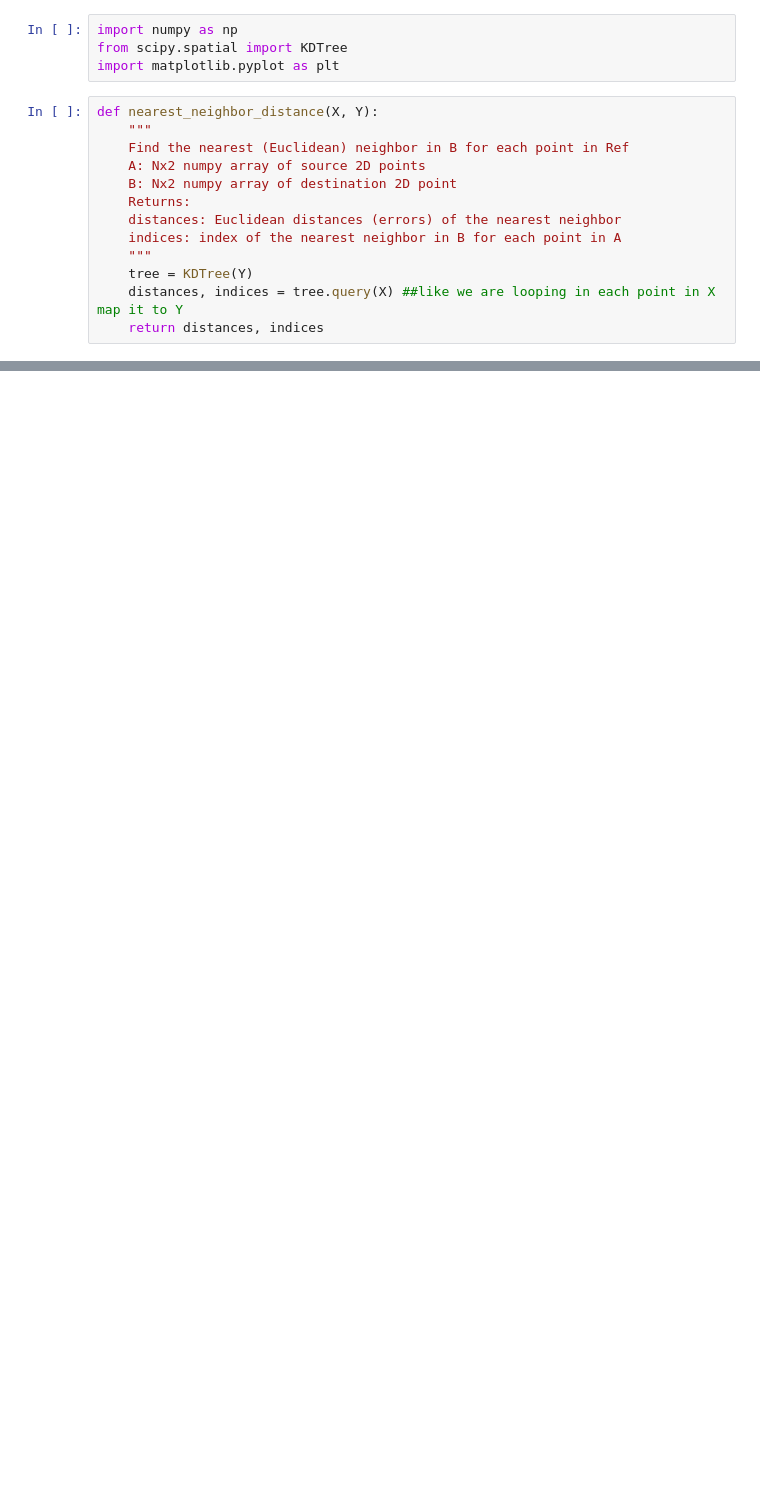
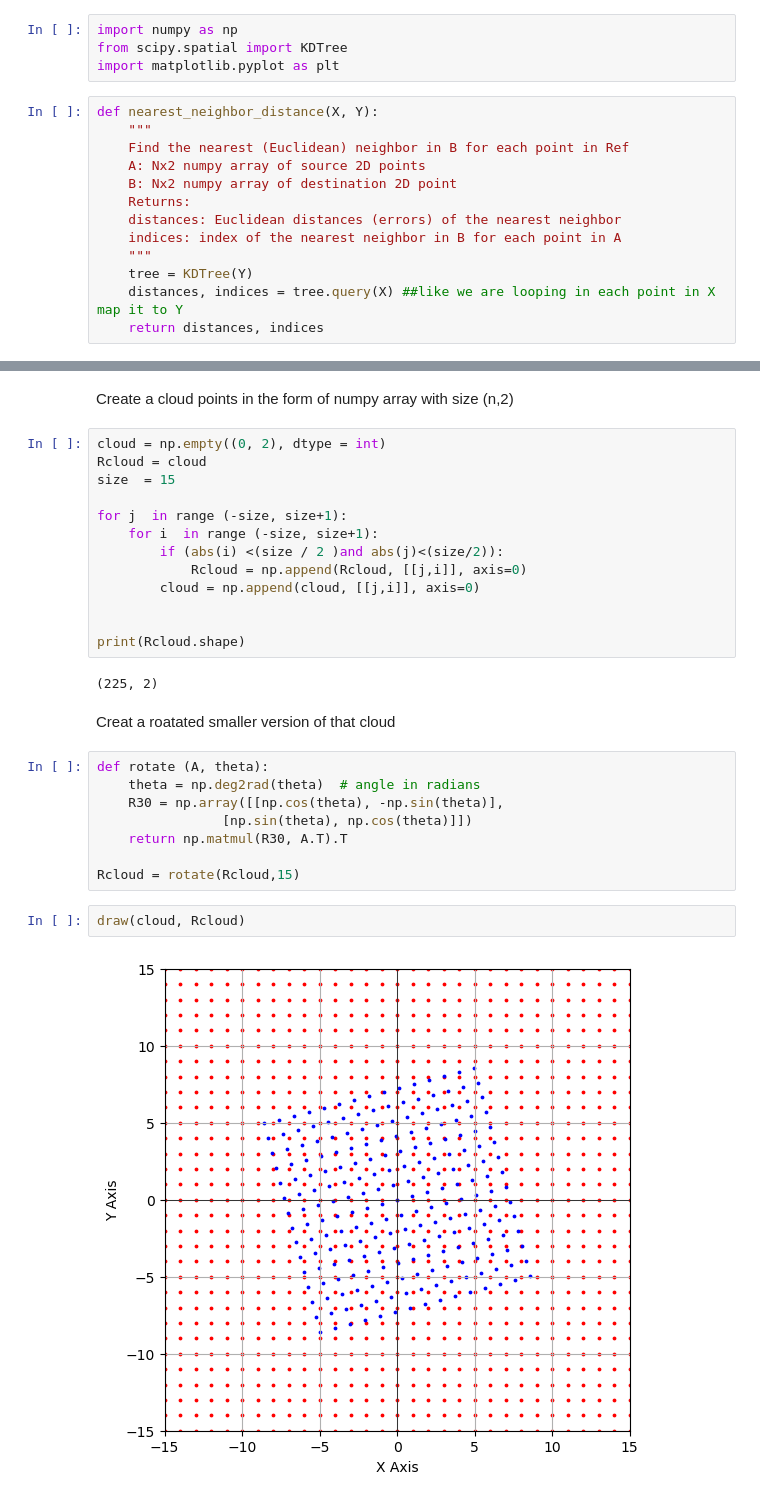
Before and after one commit to MohammadDallash/Localization-using-ICP, a Jupyter notebook: notebook.ipynb, the cells around one changed output, grey strips where cells are left out. Drawn from its saved outputs; the diff is of its cells as text; blank space fills up the shorter version.

```diff
--- a/notebook.ipynb
+++ b/notebook.ipynb
@@ -45,0 +44,31 @@ def draw(r, b):
+# %% [markdown]
+Create a cloud points in the form of numpy array with size (n,2)
+# %%
+cloud = np.empty((0, 2), dtype = int)
+Rcloud = cloud
+size  = 15
+
+for j  in range (-size, size+1):
+    for i  in range (-size, size+1):
+        if (abs(i) <(size / 2 )and abs(j)<(size/2)):
+            Rcloud = np.append(Rcloud, [[j,i]], axis=0)
+        cloud = np.append(cloud, [[j,i]], axis=0)
+
+
+print(Rcloud.shape)
+# %% [output]
+(225, 2)
+# %% [markdown]
+Creat a roatated smaller version of that cloud
+# %%
+def rotate (A, theta):
+    theta = np.deg2rad(theta)  # angle in radians
+    R30 = np.array([[np.cos(theta), -np.sin(theta)],
+                [np.sin(theta), np.cos(theta)]])
+    return np.matmul(R30, A.T).T
+
+Rcloud = rotate(Rcloud,15)
+# %%
+draw(cloud, Rcloud)
+# %% [output]
+[figure, added]
```
Also changed, not shown: parts of 7 cells of this notebook.
